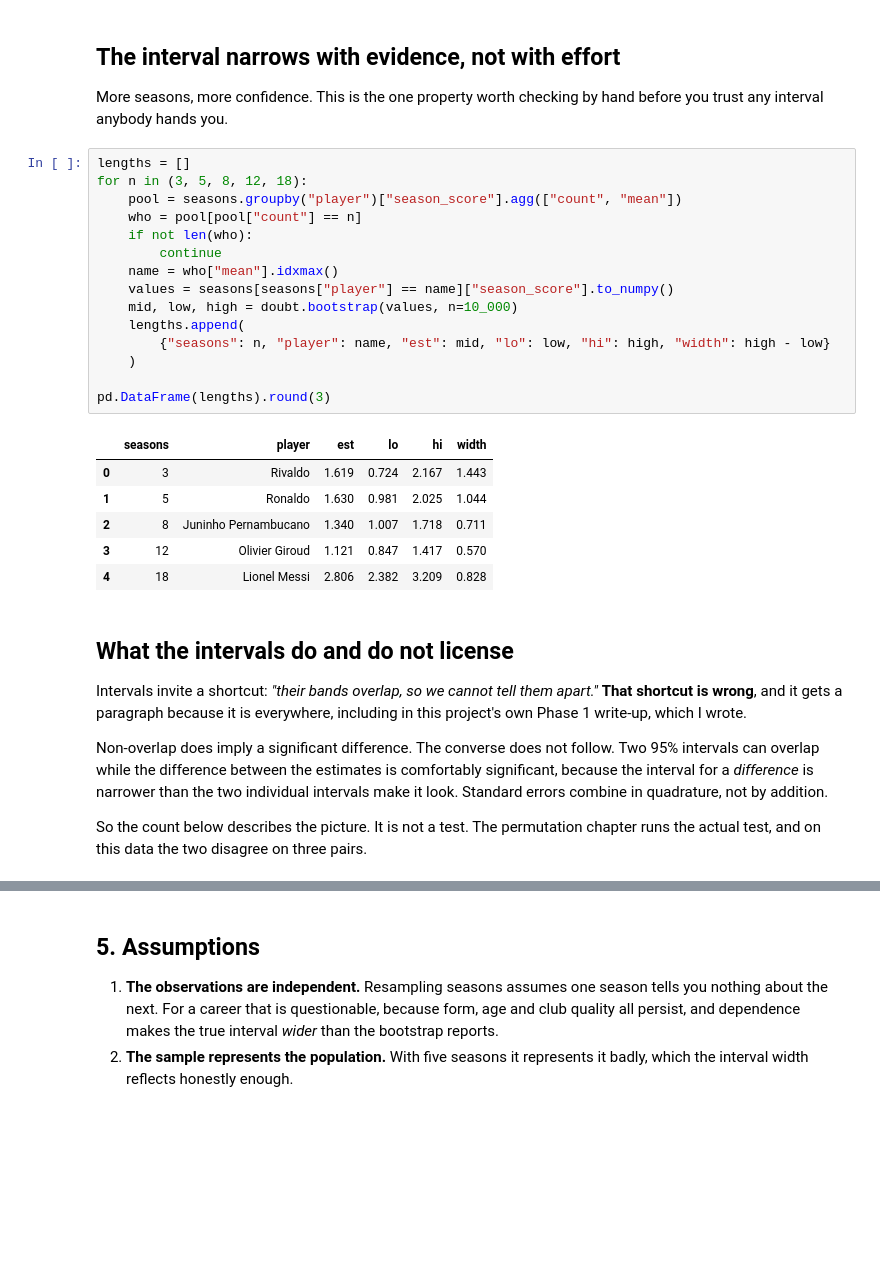
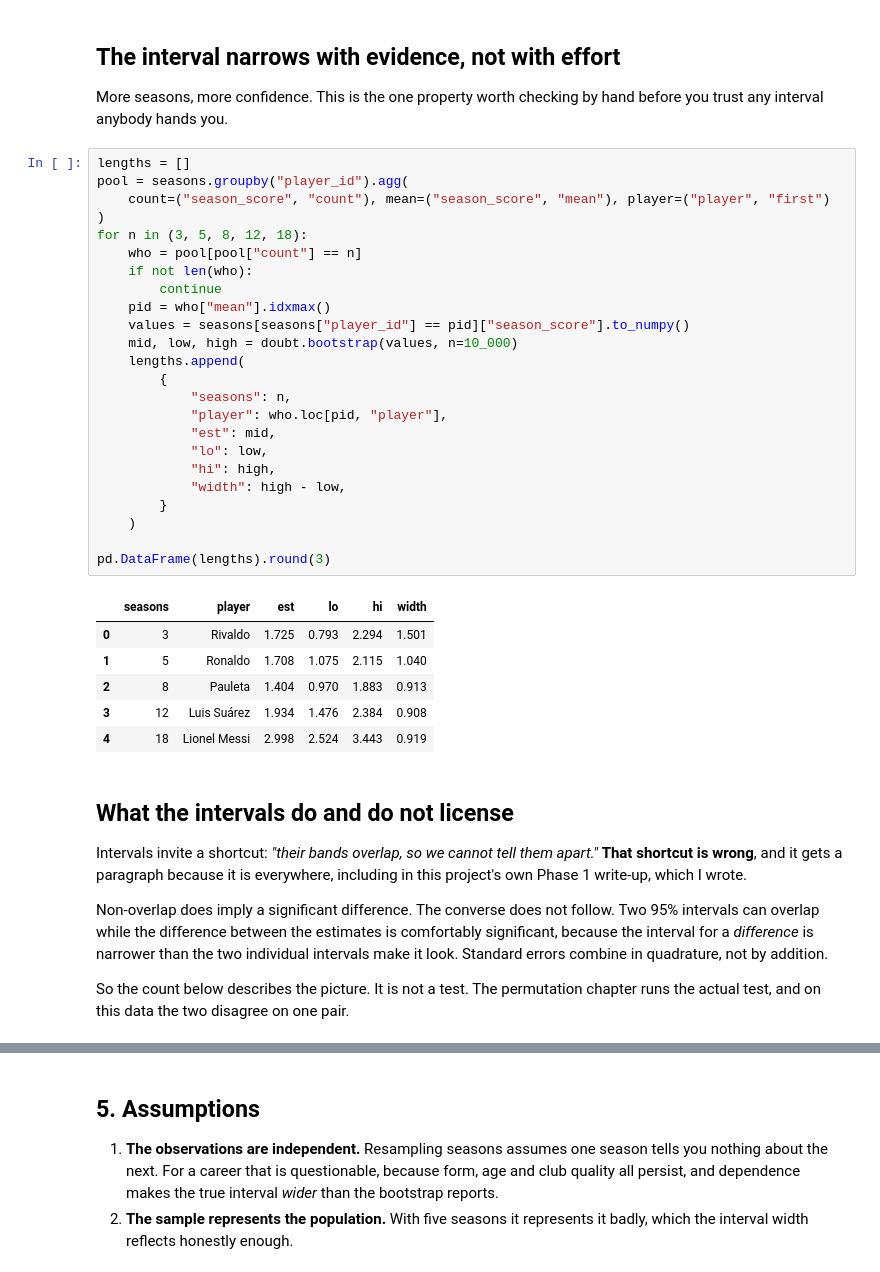
Before and after one commit to mishra-bytes/Football-DataScience-Analysis, a Jupyter notebook: labs/10-how-much-of-this-is-luck.ipynb, the cells around one changed output, grey strips where cells are left out. Saved outputs shown, nothing was run; the diff lists cells and outputs as text; blank space fills up the shorter version.

```diff
--- a/labs/10-how-much-of-this-is-luck.ipynb
+++ b/labs/10-how-much-of-this-is-luck.ipynb
@@ -100,26 +105,35 @@ More seasons, more confidence. This is the one property worth checking by hand
 before you trust any interval anybody hands you.
 # %%
 lengths = []
+pool = seasons.groupby("player_id").agg(
+    count=("season_score", "count"), mean=("season_score", "mean"), player=("player", "first")
+)
 for n in (3, 5, 8, 12, 18):
-    pool = seasons.groupby("player")["season_score"].agg(["count", "mean"])
     who = pool[pool["count"] == n]
     if not len(who):
         continue
-    name = who["mean"].idxmax()
-    values = seasons[seasons["player"] == name]["season_score"].to_numpy()
+    pid = who["mean"].idxmax()
+    values = seasons[seasons["player_id"] == pid]["season_score"].to_numpy()
     mid, low, high = doubt.bootstrap(values, n=10_000)
     lengths.append(
-        {"seasons": n, "player": name, "est": mid, "lo": low, "hi": high, "width": high - low}
+        {
+            "seasons": n,
+            "player": who.loc[pid, "player"],
+            "est": mid,
+            "lo": low,
+            "hi": high,
+            "width": high - low,
+        }
     )
 
 pd.DataFrame(lengths).round(3)
 # %% [output]
 |  | seasons | player | est | lo | hi | width |
-| 0 | 3 | Rivaldo | 1.619 | 0.724 | 2.167 | 1.443 |
-| 1 | 5 | Ronaldo | 1.630 | 0.981 | 2.025 | 1.044 |
-| 2 | 8 | Juninho Pernambucano | 1.340 | 1.007 | 1.718 | 0.711 |
-| 3 | 12 | Olivier Giroud | 1.121 | 0.847 | 1.417 | 0.570 |
-| 4 | 18 | Lionel Messi | 2.806 | 2.382 | 3.209 | 0.828 |
+| 0 | 3 | Rivaldo | 1.725 | 0.793 | 2.294 | 1.501 |
+| 1 | 5 | Ronaldo | 1.708 | 1.075 | 2.115 | 1.040 |
+| 2 | 8 | Pauleta | 1.404 | 0.970 | 1.883 | 0.913 |
+| 3 | 12 | Luis Suárez | 1.934 | 1.476 | 2.384 | 0.908 |
+| 4 | 18 | Lionel Messi | 2.998 | 2.524 | 3.443 | 0.919 |
 # %% [markdown]
 ## What the intervals do and do not license
 
@@ -133,6 +147,6 @@ comfortably significant, because the interval for a *difference* is narrower
 than the two individual intervals make it look. Standard errors combine in
 quadrature, not by addition.
 
-So the count below describes the picture. It is not a test. The permutation chapter runs the
-actual test, and on this data the two disagree on three pairs.
+So the count below describes the picture. It is not a test. The permutation
+chapter runs the actual test, and on this data the two disagree on one pair.
 # %%
```
Also changed, not shown: parts of 6 cells of this notebook, 4 other files.
